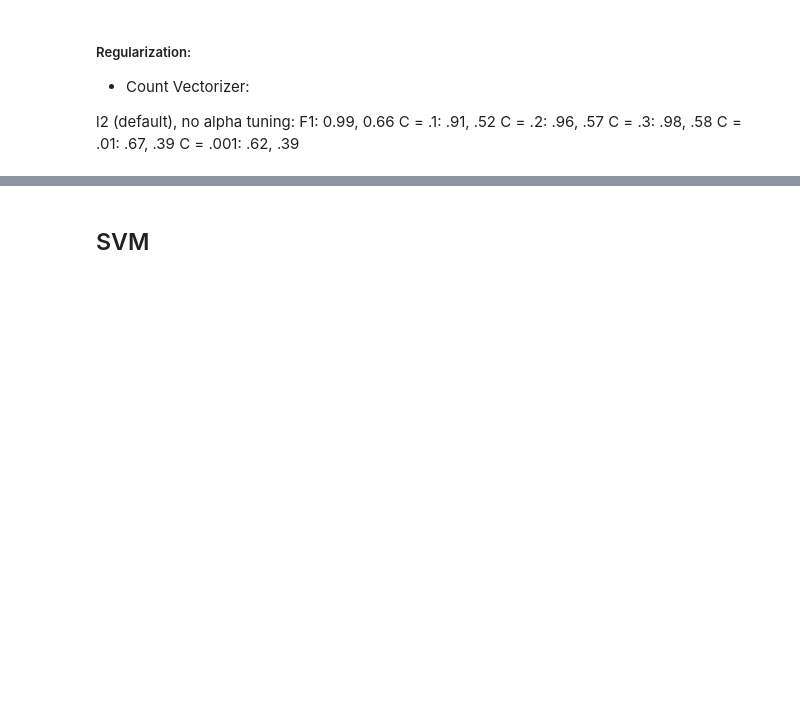
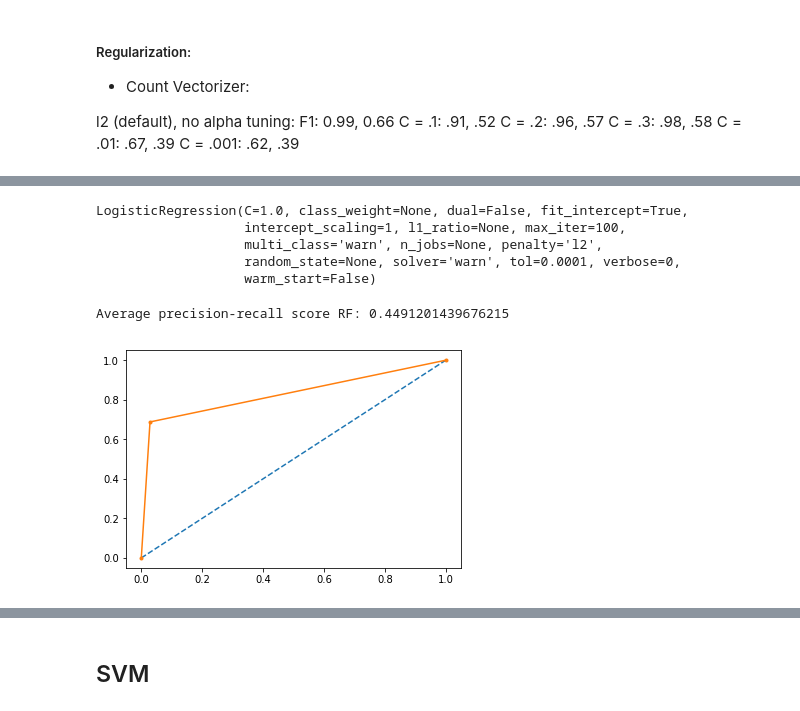
Before and after one commit to mguptaphd/Twitter-Hate-Classification-Project, a Jupyter notebook: 7-23-Twitter-Classification-Notebook.ipynb, the cells around one changed output, grey strips where cells are left out. Cells and saved outputs as stored; diff of their text form; code cells hidden in the pictures; blank space fills up the shorter version.

```diff
--- a/7-23-Twitter-Classification-Notebook.ipynb
+++ b/7-23-Twitter-Classification-Notebook.ipynb
@@ -394,0 +379,3 @@ single_vector_model(X_train_up.lem_tweet, y_train_up, X_val.lem_tweet, y_val, co
+# %%
+X_train_countvect =  count_vect.fit_transform(X_train_up.lem_tweet)
+X_val_countvect =  count_vect.transform(X_val.lem_tweet)
@@ -394,0 +384,10 @@ single_vector_model(X_train_up.lem_tweet, y_train_up, X_val.lem_tweet, y_val, co
+# %%
+logreg.fit(X_train_countvect, y_train_up)
+# %% [output]
+LogisticRegression(C=1.0, class_weight=None, dual=False, fit_intercept=True,
+                   intercept_scaling=1, l1_ratio=None, max_iter=100,
+                   multi_class='warn', n_jobs=None, penalty='l2',
+                   random_state=None, solver='warn', tol=0.0001, verbose=0,
+                   warm_start=False)
+# %%
+y_val_predict = logreg.predict(X_val_countvect)
@@ -394,0 +398,18 @@ single_vector_model(X_train_up.lem_tweet, y_train_up, X_val.lem_tweet, y_val, co
+# %%
+from sklearn.metrics import average_precision_score, auc, roc_curve, precision_recall_curve
+average_precision = average_precision_score(y_val, y_val_predict)
+
+print('Average precision-recall score RF: {}'.format(average_precision))
+# %% [output]
+Average precision-recall score RF: 0.4491201439676215
+# %%
+# calculate roc curve
+fpr, tpr, thresholds = roc_curve(y_val, y_val_predict)
+# plot no skill
+pyplot.plot([0, 1], [0, 1], linestyle='--')
+# plot the roc curve for the model
+pyplot.plot(fpr, tpr, marker='.')
+# show the plot
+pyplot.show()
+# %% [output]
+[figure, added]
```
Also changed, not shown: parts of 13 cells of this notebook, 12 other files.
